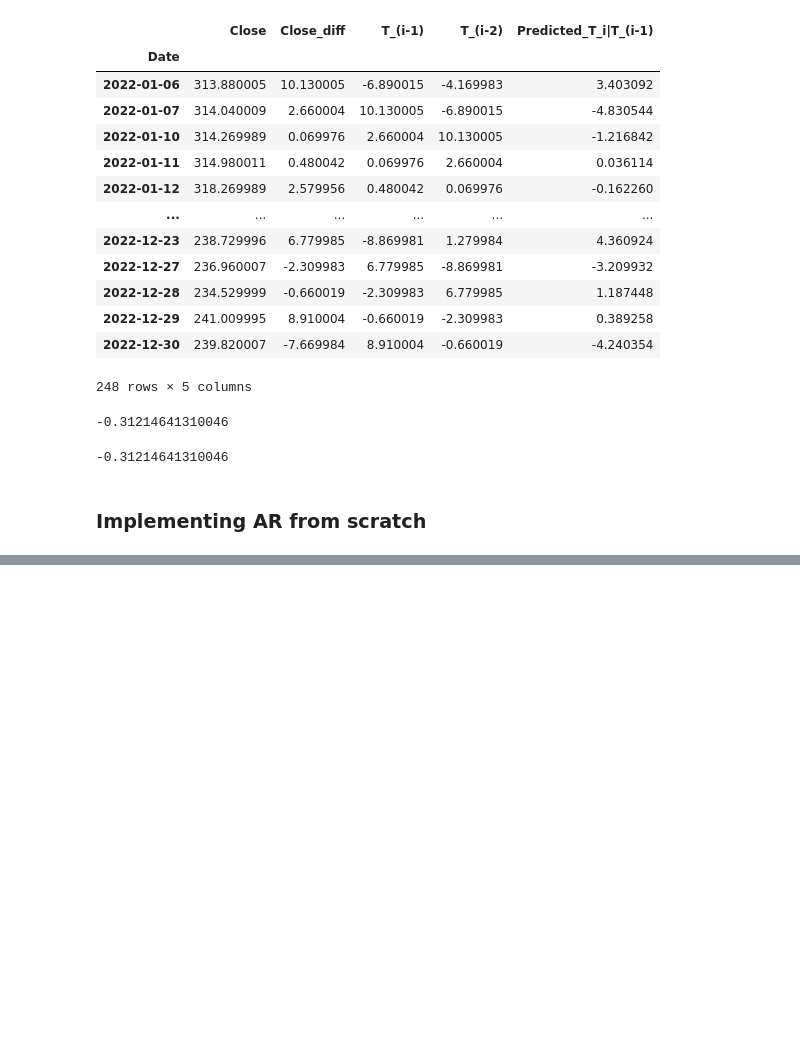
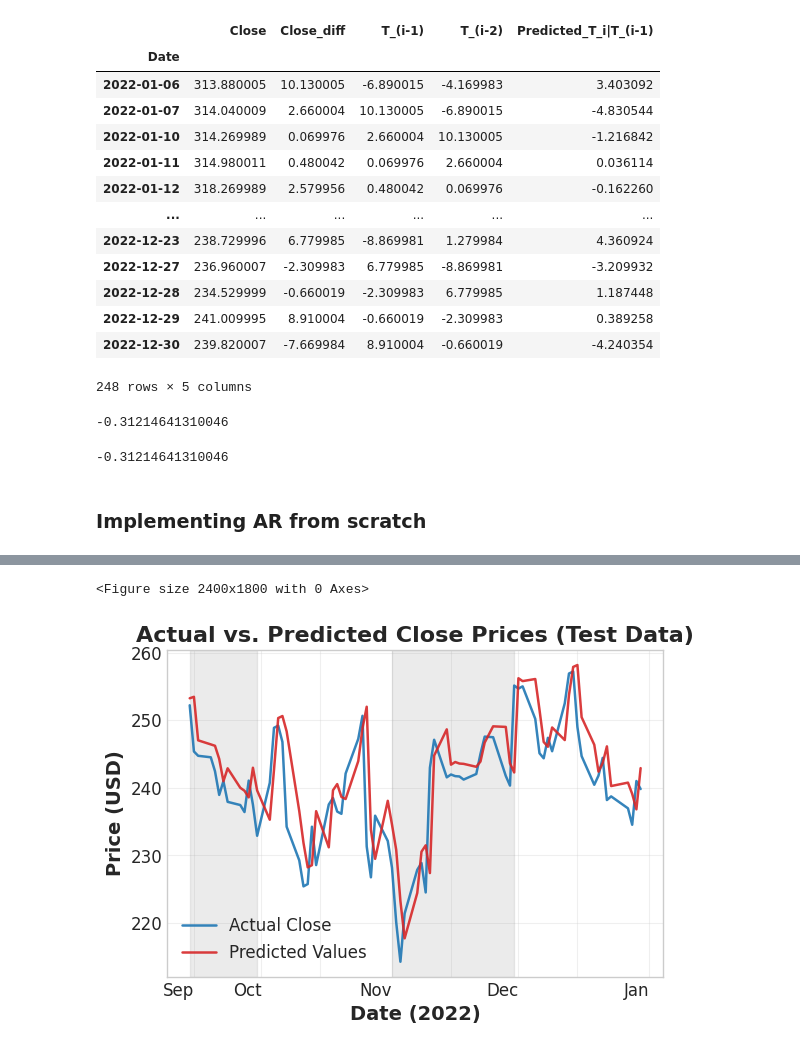
Before and after one commit to visal-h/tor, a Jupyter notebook: ca2.ipynb, the cells around one changed output, grey strips where cells are left out. Saved outputs shown, nothing was run; the diff lists cells and outputs as text; code cells hidden in the pictures; blank space fills up the shorter version.

```diff
--- a/ca2.ipynb
+++ b/ca2.ipynb
@@ -144,0 +298,51 @@ pd.options.mode.chained_assignment = None  # default='warn
+# %%
+# Set the figure size and resolution
+plt.figure(figsize=(8, 6), dpi=300)
+
+# Plot the actual Close prices and predicted values
+df_test[['Close','Predicted_Values']].plot(linewidth=1.8, alpha=0.9, color=['tab:blue', 'tab:red'])
+
+# Add axis labels and title with custom font size
+plt.xlabel('Date (2022)', fontsize=14, fontweight='bold')
+plt.ylabel('Price (USD)', fontsize=14, fontweight='bold')
+plt.title('Actual vs. Predicted Close Prices (Test Data)', fontsize=16, fontweight='bold')
+
+# Customize the plot style and color
+plt.style.use('seaborn-whitegrid')
+plt.grid(alpha=0.3)
+plt.legend(['Actual Close', 'Predicted Values'], loc='best', fontsize=12)
+
+# Set font size of tick labels
+plt.xticks(fontsize=12)
+plt.yticks(fontsize=12)
+
+# Set x-axis tick label format to show only month and year
+prev_month = None
+
+def date_formatter(x, pos):
+    global prev_month
+    curr_month = mdates.num2date(x).strftime('%b')
+    if curr_month != prev_month:
+        prev_month = curr_month
+        return mdates.num2date(x).strftime('%b')
+    else:
+        return ''
+
+plt.gca().xaxis.set_major_formatter(FuncFormatter(date_formatter))
+
+# Remove rotation of x-axis tick labels
+plt.xticks(rotation=0)
+# Add transparent regions for each month
+
+
+# Save the plot as a PNG file
+plt.savefig('actual_predicted_prices.png', bbox_inches='tight')
+months = df_test.index.strftime('%m').unique()
+for month in months[::2]:
+    month_mask = df_test.index.strftime('%m') == month
+    month_start = df_test.index[month_mask][0]
+    month_end = df_test.index[month_mask][-1]
+    plt.axvspan(month_start, month_end, color='tab:gray', alpha=0.15)
+# %% [output]
+<Figure size 2400x1800 with 0 Axes>
+[figure, added]
```
Also changed, not shown: parts of 9 cells of this notebook, 7 other files.
